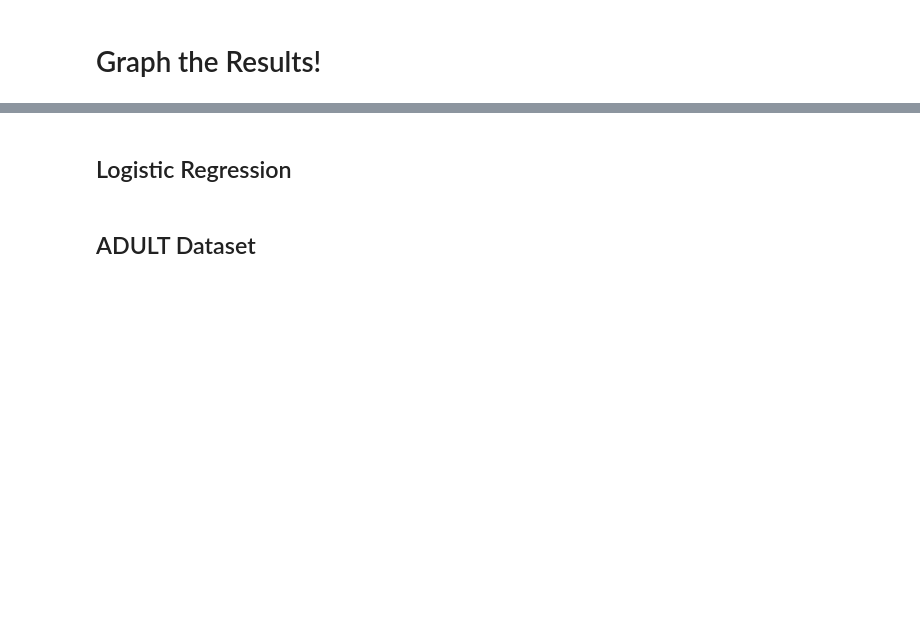
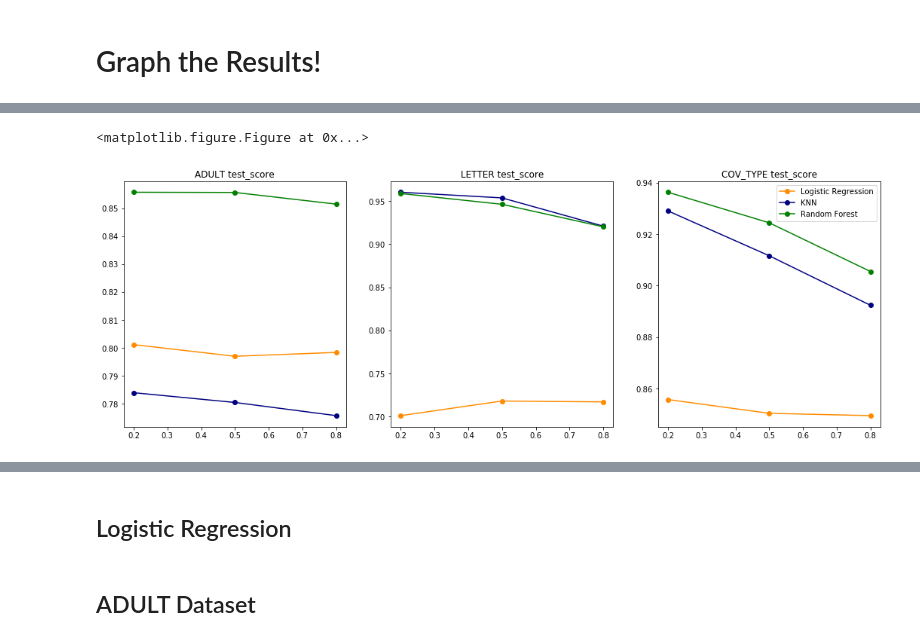
Before and after one commit to hal009/hal009.github.io, a Jupyter notebook: content/COGS118a/files/FinalProject/FinalProject.ipynb, the cells around one changed output, grey strips where cells are left out. Saved outputs shown, nothing was run; the diff lists cells and outputs as text; code cells hidden in the pictures; blank space fills up the shorter version.

```diff
--- a/content/COGS118a/files/FinalProject/FinalProject.ipynb
+++ b/content/COGS118a/files/FinalProject/FinalProject.ipynb
@@ -362,7 +286,7 @@ knn = get_cv(neighbors.KNeighborsClassifier(), param_grid)
 # %% [markdown]
 ## Random Forest (RF)
 # %%
-param_grid = {'n_estimators': list(range(100,600,100))}
+param_grid = {'n_estimators': list(range(100,1000,100))}
 rf = get_cv(RandomForestClassifier(), param_grid)
 # %% [markdown]
 ## Combine Classifiers
@@ -373,10 +297,11 @@ clfs = [lr, knn, rf]
 # %% [markdown]
 ## Constants
 # %%
-n_trials = 1
+n_trials = 3
 clf_names = ["Logistic Regression", "KNN", "Random Forest"]
 df_names = ["ADULT", "LETTER", "COV_TYPE"]
 splits = [.2, .5, .8]
+colors = ['darkorange', 'navy', 'green']
 
 df_space = tuple(zip(df_names, dfs))
 clfs_space = tuple(zip(clf_names, clfs))
@@ -395,10 +320,10 @@ for df, clf, split in itertools.product(*search_space_elements):
         X_train, X_test, Y_train, Y_test = train_test_split(X, Y, test_size=split)
         clf[1].fit(X_train, Y_train.reshape(-1, ))
         train_score = max(clf[1].cv_results_['mean_train_score'])
-        test_score = max(clf[1].cv_results_['mean_test_score'])
+        pred = clf[1].predict(X_test)
         training_scores.append(train_score)
-        testing_scores.append(test_score)
+        testing_scores.append(accuracy_score(Y_test, pred))
     results.loc[key] = [np.array(training_scores).mean(), np.array(testing_scores).mean(), clf[1].cv_results_]
-    print(results)
+print(results)
 # %% [output]
 ADULT_Logistic Regression_0.2
@@ -514,0 +350,12 @@ plt.show()
+# %%
+def plot_accuracy(metric):
+    fig = plt.figure(figsize=(18,6))
+    for i, df in enumerate(df_names):
+        for clf, color in zip(clf_names, colors):
+            y_val = results[results.index.str.contains(df + '_' + clf)][metric].values
+            ax = fig.add_subplot(1, len(df_names), i + 1)
+            ax.plot(np.array(splits), y_val, color = color, label=clf, marker ='o')
+            ax.set_title(df + " " + metric)
+
+    plt.legend(loc="best")
+    plt.show()
@@ -514,0 +366,5 @@ plt.show()
+# %%
+plot_accuracy("test_score")
+# %% [output]
+<matplotlib.figure.Figure at 0x...>
+[figure, added]
```
Also changed, not shown: parts of 29 cells of this notebook, 1 other file.
